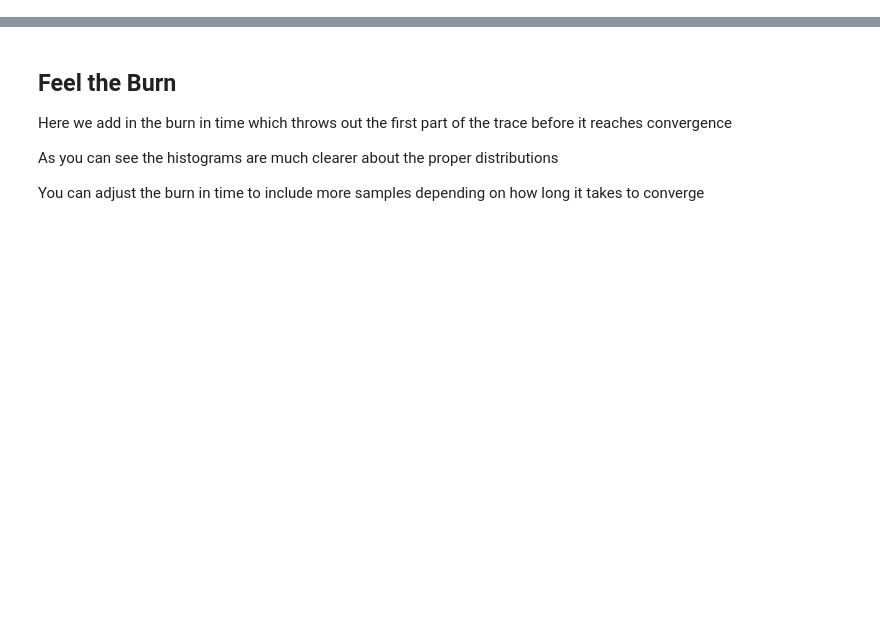
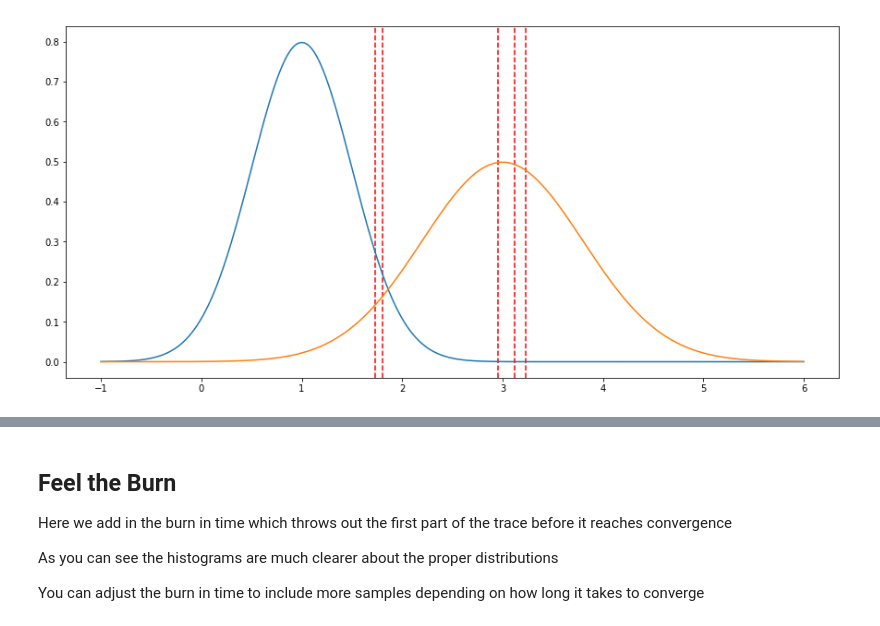
Before and after one commit to Bmcgarry194/sampling, a Jupyter notebook: sampling.ipynb, the cells around one changed output, grey strips where cells are left out. Saved outputs shown, nothing was run; the diff lists cells and outputs as text; code cells hidden in the pictures; blank space fills up the shorter version.

```diff
--- a/sampling.ipynb
+++ b/sampling.ipynb
@@ -25,0 +38,27 @@ import matplotlib.pyplot as plt
+# %%
+x = np.linspace(-1, 6, num=1000)
+
+dist_1 = stats.norm(loc=1, scale=.5)
+y_1 = dist_1.pdf(x)
+
+dist_2 = stats.norm(loc=3, scale=.8)
+y_2 = dist_2.pdf(x)
+
+#Randomly choose which distribution to sample the data from
+if np.random.rand() < .5:
+    dist = dist_1
+else:
+    dist = dist_2
+
+data = dist.rvs(5) #lets pick 5 random points
+fig, ax = plt.subplots(figsize=(15, 7))
+
+#Plot all points of data as vertical lines
+for datum in data:
+    ax.axvline(datum, linestyle='--', color='r')
+
+#Plot each distribution
+ax.plot(x, y_1)
+ax.plot(x, y_2);
+# %% [output]
+[figure, added]
```
Also changed, not shown: parts of 31 cells of this notebook.
